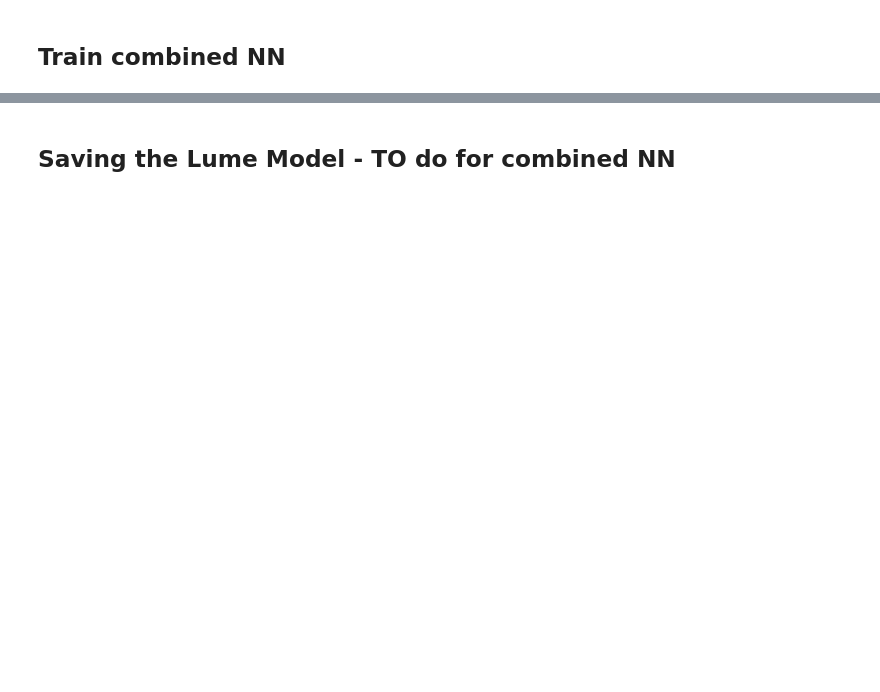
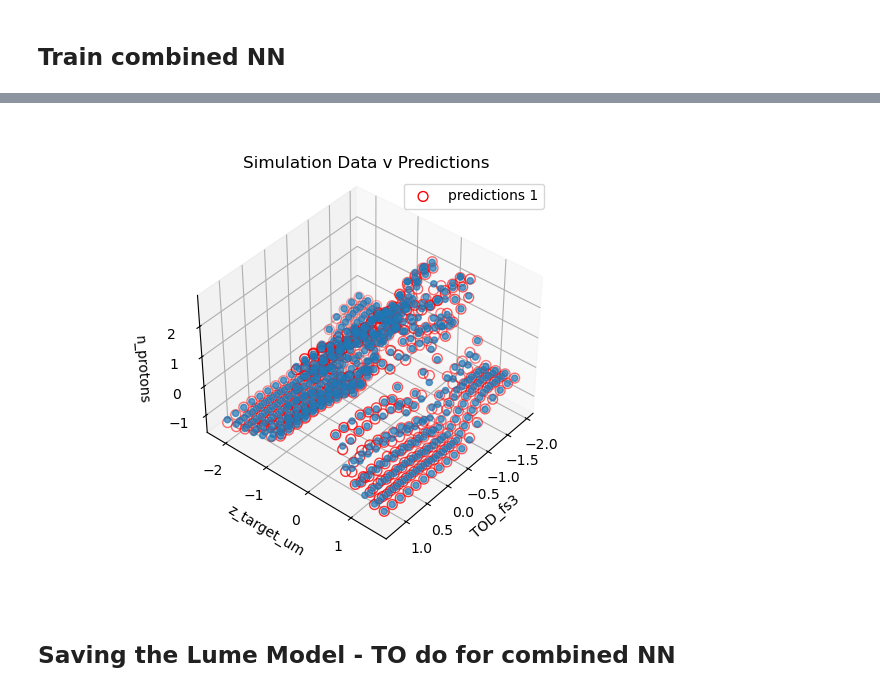
Before and after one commit to BLAST-AI-ML/synapse, a Jupyter notebook: ml/NN_training/mongo_NN.ipynb, the cells around one changed output, grey strips where cells are left out. Saved outputs shown, nothing was run; the diff lists cells and outputs as text; code cells hidden in the pictures; blank space fills up the shorter version.

```diff
--- a/ml/NN_training/mongo_NN.ipynb
+++ b/ml/NN_training/mongo_NN.ipynb
@@ -131,33 +135,36 @@ plt.yscale('log')
 # %%
 # Create a 3D plot
 fig = plt.figure()
 ax = fig.add_subplot(111, projection='3d')
 
-# Scatter plot for training set
+# Scatter plot for simulation training set
 ax.scatter(
-    norm_sim_training_set_df[input_names[0]],
-    norm_sim_training_set_df[input_names[-1]],
-    norm_sim_training_set_df[output_names[0]],
-    label='sim training set', alpha=0.7)
+    norm_df[norm_df.experiment_flag==0][input_names[0]],
+    norm_df[norm_df.experiment_flag==0][input_names[-1]],
+    norm_df[norm_df.experiment_flag==0][output_names[0]],
+    alpha=0.7)
 
+# Scatter plot for the predictions
 sim_train_predictions = calibrated_nn.predict_sim(norm_sim_inputs_training)
 ax.scatter(
-    norm_sim_training_set_df[input_names[0]],
-    norm_sim_training_set_df[input_names[-1]],
+    norm_df[norm_df.experiment_flag==0][input_names[0]],
+    norm_df[norm_df.experiment_flag==0][input_names[-1]],
     sim_train_predictions.flatten(),
     label='predictions 1', s=50, facecolors='none', edgecolors='r')
 
 ax.view_init(elev=40., azim=40)
 # Set labels and title
 ax.set_title('Simulation Data v Predictions')
 ax.set_xlabel(input_names[0])
 ax.set_ylabel(input_names[-1])
 ax.set_zlabel(output_names[0])
 
 # Add legend
 ax.legend()
 # Show plot
 plt.show()
+# %% [output]
+[figure, added]
 # %% [markdown]
 <h2> Saving the Lume Model - TO do for combined NN
 # %%
```
Also changed, not shown: parts of 11 cells of this notebook.
